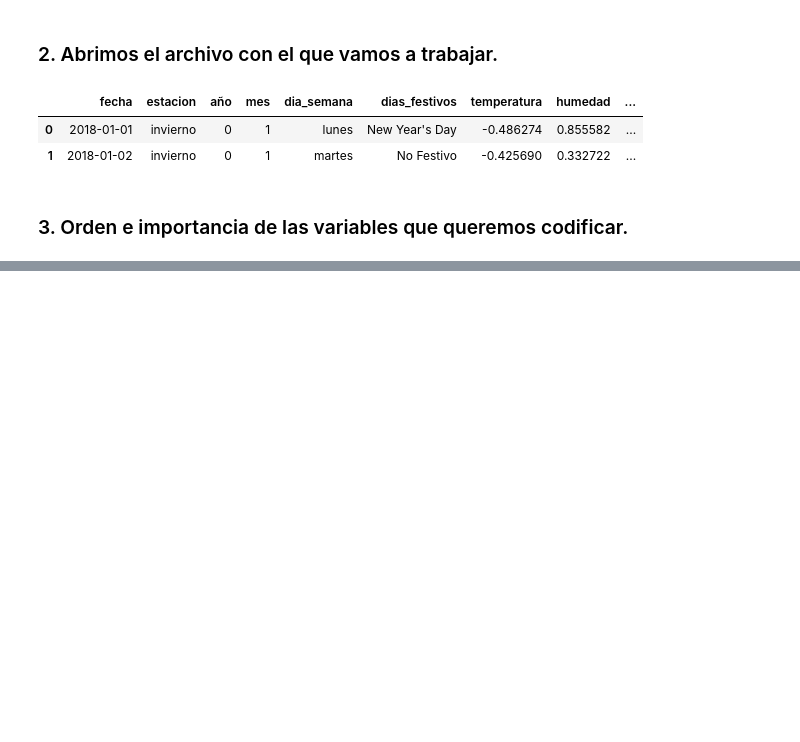
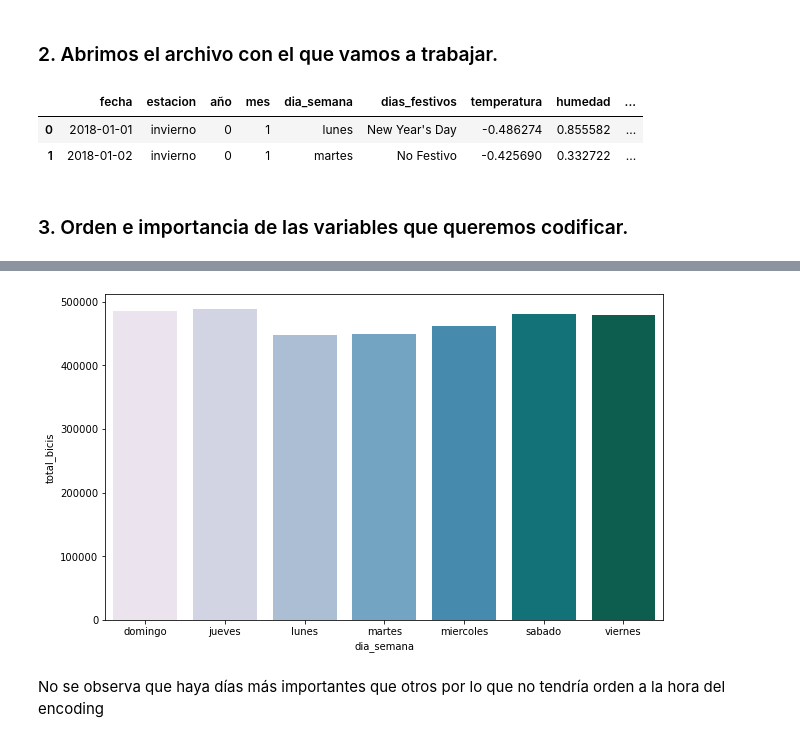
Before and after one commit to Adalab/project-da-promo-c-module-3-team-3, a Jupyter notebook: notebooks/5-Encoding.ipynb, the cells around one changed output, grey strips where cells are left out. Drawn from its saved outputs; the diff is of its cells as text; code cells hidden in the pictures; blank space fills up the shorter version.

```diff
--- a/notebooks/5-Encoding.ipynb
+++ b/notebooks/5-Encoding.ipynb
@@ -50,0 +90,6 @@ sns.barplot(y= 'total_bicis', x= 'estacion', data= df_estaciones)
+# %%
+sns.barplot(y= 'total_bicis', x= 'dia_semana', data= df_dias, palette = 'PuBuGn');
+# %% [output]
+[figure, added]
+# %% [markdown]
+No se observa que haya días más importantes que otros por lo que no tendría orden a la hora del encoding
```
Also changed, not shown: parts of 18 cells of this notebook.
